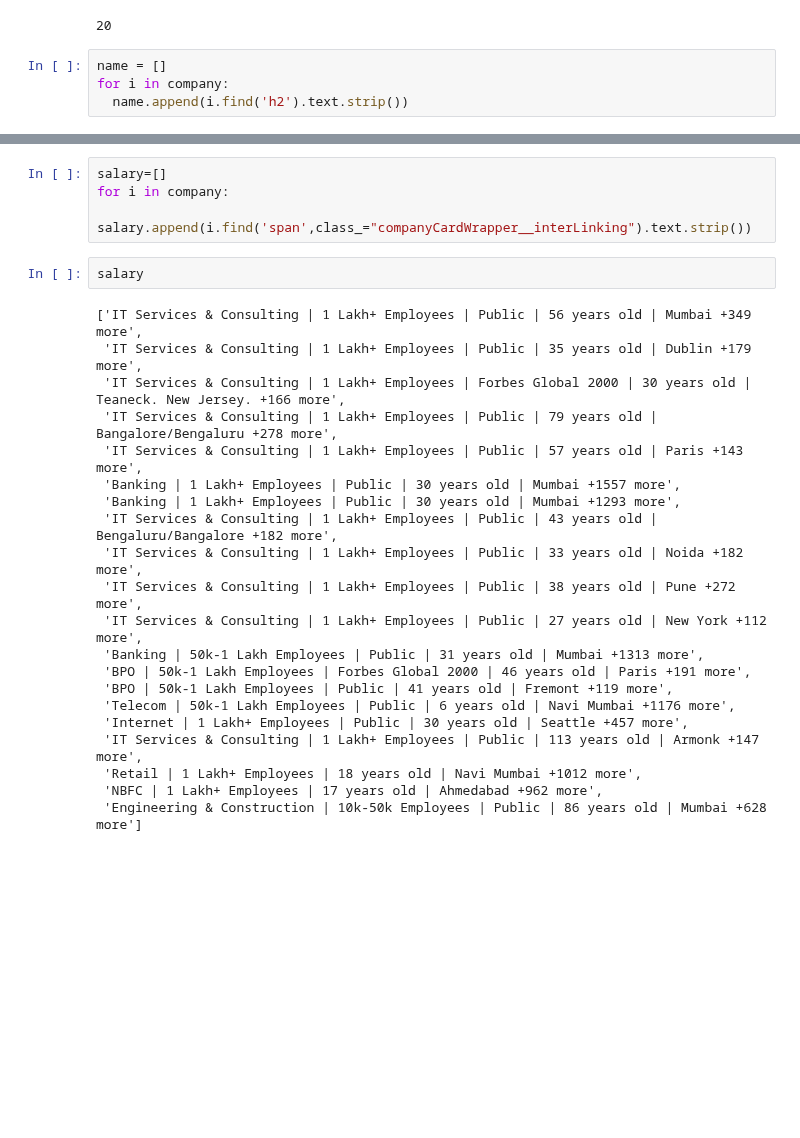
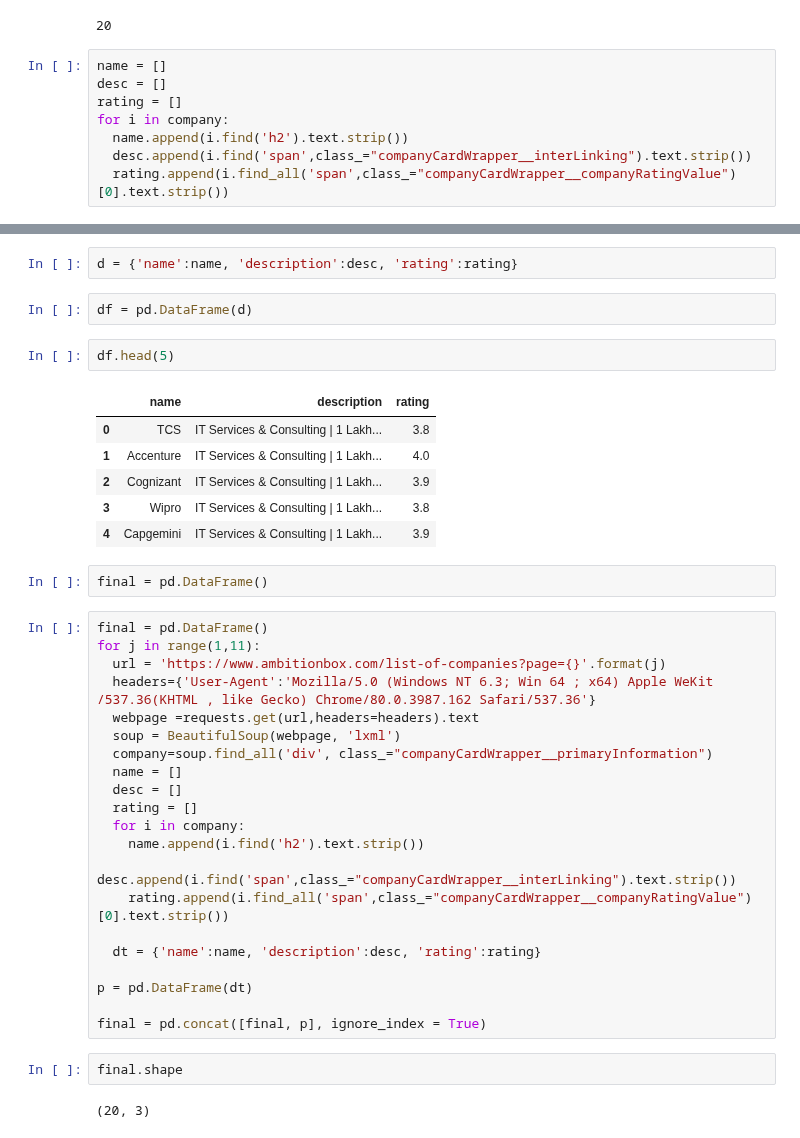
Before and after one commit to theakash07/100_Days_Machine_Learning, a Jupyter notebook: Day18WebScrapping.ipynb, the cells around one changed output, grey strips where cells are left out. Cells and saved outputs as stored; diff of their text form; blank space fills up the shorter version.

```diff
--- a/Day18WebScrapping.ipynb
+++ b/Day18WebScrapping.ipynb
@@ -196,5 +196,9 @@ len(company)
 20
 # %%
 name = []
+desc = []
+rating = []
 for i in company:
   name.append(i.find('h2').text.strip())
+  desc.append(i.find('span',class_="companyCardWrapper__interLinking").text.strip())
+  rating.append(i.find_all('span',class_="companyCardWrapper__companyRatingValue")[0].text.strip())
@@ -251,27 +205,40 @@ rating
-# %%
-salary=[]
-for i in company:
-  salary.append(i.find('span',class_="companyCardWrapper__interLinking").text.strip())
-# %%
-salary
-# %% [output]
-['IT Services & Consulting | 1 Lakh+ Employees | Public | 56 years old | Mumbai +349 more',
- 'IT Services & Consulting | 1 Lakh+ Employees | Public | 35 years old | Dublin +179 more',
- 'IT Services & Consulting | 1 Lakh+ Employees | Forbes Global 2000 | 30 years old | Teaneck. New Jersey. +166 more',
- 'IT Services & Consulting | 1 Lakh+ Employees | Public | 79 years old | Bangalore/Bengaluru +278 more',
- 'IT Services & Consulting | 1 Lakh+ Employees | Public | 57 years old | Paris +143 more',
- 'Banking | 1 Lakh+ Employees | Public | 30 years old | Mumbai +1557 more',
- 'Banking | 1 Lakh+ Employees | Public | 30 years old | Mumbai +1293 more',
- 'IT Services & Consulting | 1 Lakh+ Employees | Public | 43 years old | Bengaluru/Bangalore +182 more',
- 'IT Services & Consulting | 1 Lakh+ Employees | Public | 33 years old | Noida +182 more',
- 'IT Services & Consulting | 1 Lakh+ Employees | Public | 38 years old | Pune +272 more',
- 'IT Services & Consulting | 1 Lakh+ Employees | Public | 27 years old | New York +112 more',
- 'Banking | 50k-1 Lakh Employees | Public | 31 years old | Mumbai +1313 more',
- 'BPO | 50k-1 Lakh Employees | Forbes Global 2000 | 46 years old | Paris +191 more',
- 'BPO | 50k-1 Lakh Employees | Public | 41 years old | Fremont +119 more',
- 'Telecom | 50k-1 Lakh Employees | Public | 6 years old | Navi Mumbai +1176 more',
- 'Internet | 1 Lakh+ Employees | Public | 30 years old | Seattle +457 more',
- 'IT Services & Consulting | 1 Lakh+ Employees | Public | 113 years old | Armonk +147 more',
- 'Retail | 1 Lakh+ Employees | 18 years old | Navi Mumbai +1012 more',
- 'NBFC | 1 Lakh+ Employees | 17 years old | Ahmedabad +962 more',
- 'Engineering & Construction | 10k-50k Employees | Public | 86 years old | Mumbai +628 more']
+# %%
+d = {'name':name, 'description':desc, 'rating':rating}
+# %%
+df = pd.DataFrame(d)
+# %%
+df.head(5)
+# %% [output]
+|  | name | description | rating |
+| 0 | TCS | IT Services & Consulting | 1 Lakh... | 3.8 |
+| 1 | Accenture | IT Services & Consulting | 1 Lakh... | 4.0 |
+| 2 | Cognizant | IT Services & Consulting | 1 Lakh... | 3.9 |
+| 3 | Wipro | IT Services & Consulting | 1 Lakh... | 3.8 |
+| 4 | Capgemini | IT Services & Consulting | 1 Lakh... | 3.9 |
+# %%
+final = pd.DataFrame()
+# %%
+final = pd.DataFrame()
+for j in range(1,11):
+  url = 'https://www.ambitionbox.com/list-of-companies?page={}'.format(j)
+  headers={'User-Agent':'Mozilla/5.0 (Windows NT 6.3; Win 64 ; x64) Apple WeKit /537.36(KHTML , like Gecko) Chrome/80.0.3987.162 Safari/537.36'}
+  webpage =requests.get(url,headers=headers).text
+  soup = BeautifulSoup(webpage, 'lxml')
+  company=soup.find_all('div', class_="companyCardWrapper__primaryInformation")
+  name = []
+  desc = []
+  rating = []
+  for i in company:
+    name.append(i.find('h2').text.strip())
+    desc.append(i.find('span',class_="companyCardWrapper__interLinking").text.strip())
+    rating.append(i.find_all('span',class_="companyCardWrapper__companyRatingValue")[0].text.strip())
+
+  dt = {'name':name, 'description':desc, 'rating':rating}
+
+p = pd.DataFrame(dt)
+
+final = pd.concat([final, p], ignore_index = True)
+# %%
+final.shape
+# %% [output]
+(20, 3)
```
Also changed, not shown: parts of 3 cells of this notebook.
